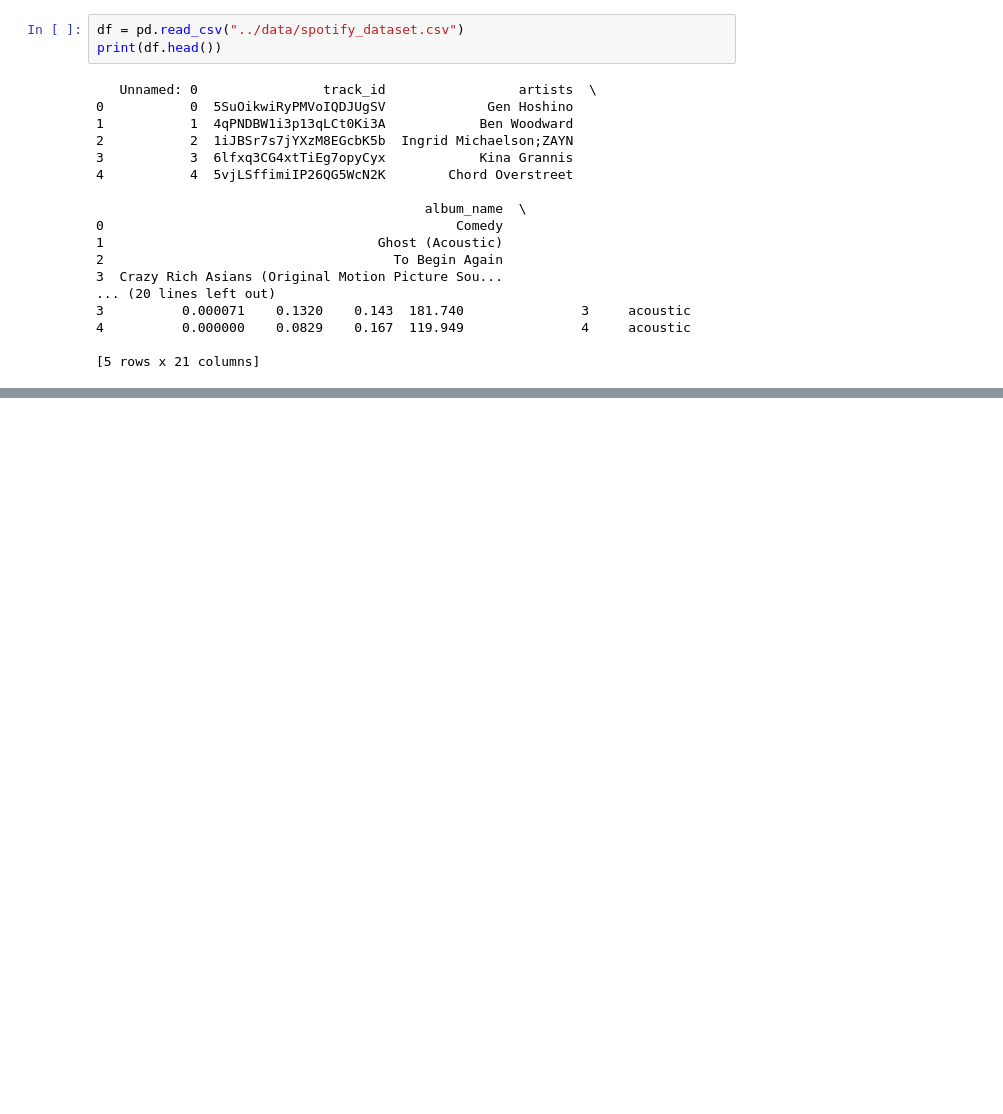
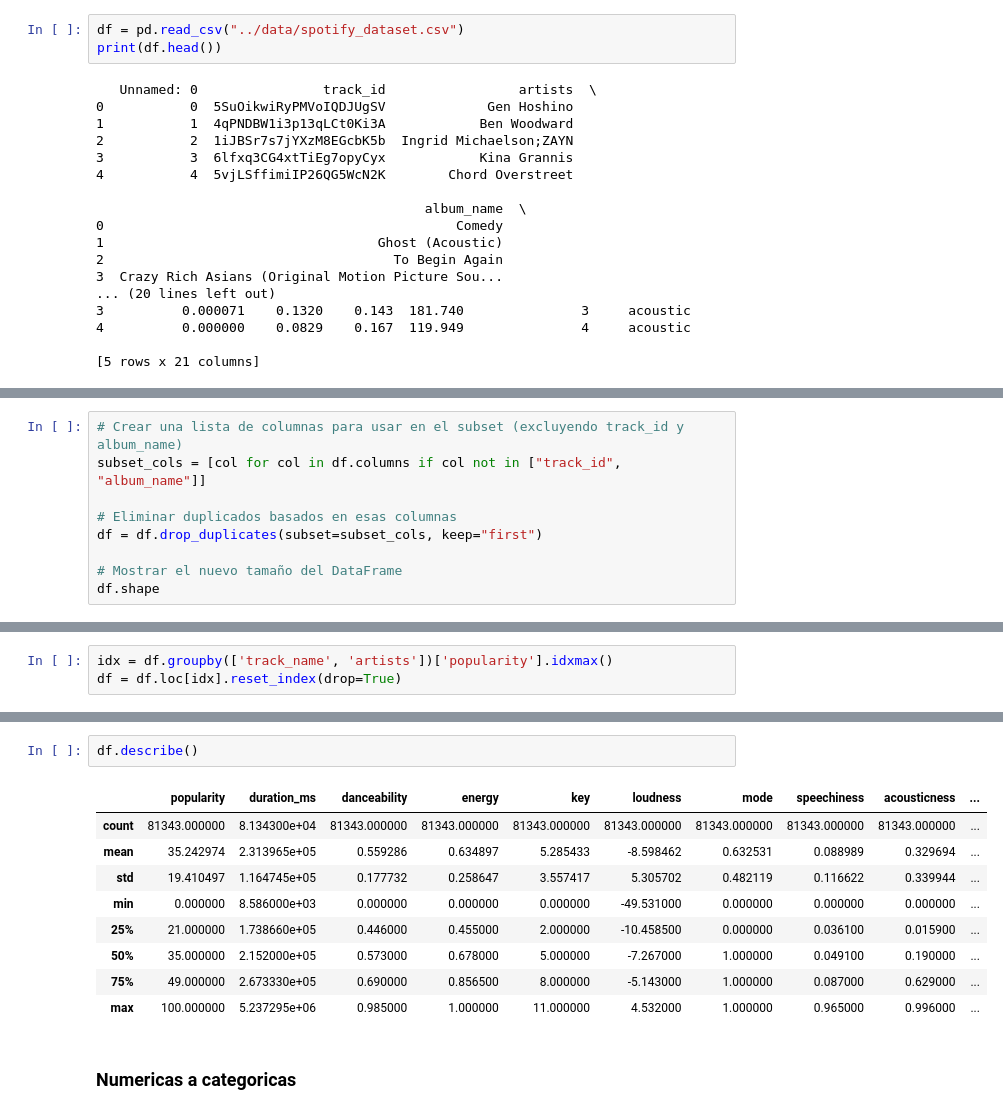
Before and after one commit to Michelburgos/Workshop_2, a Jupyter notebook: notebooks/003_EDA_Spotify.ipynb, the cells around one changed output, grey strips where cells are left out. Drawn from its saved outputs; the diff is of its cells as text; blank space fills up the shorter version.

```diff
--- a/notebooks/003_EDA_Spotify.ipynb
+++ b/notebooks/003_EDA_Spotify.ipynb
@@ -211,0 +255,9 @@ print(df[duplicates_name_artist][['track_name', 'artists', 'album_name', 'durati
+# %%
+# Crear una lista de columnas para usar en el subset (excluyendo track_id y album_name)
+subset_cols = [col for col in df.columns if col not in ["track_id", "album_name"]]
+
+# Eliminar duplicados basados en esas columnas
+df = df.drop_duplicates(subset=subset_cols, keep="first")
+
+# Mostrar el nuevo tamaño del DataFrame
+df.shape
@@ -211,0 +278,3 @@ print(df[duplicates_name_artist][['track_name', 'artists', 'album_name', 'durati
+# %%
+idx = df.groupby(['track_name', 'artists'])['popularity'].idxmax()
+df = df.loc[idx].reset_index(drop=True)
@@ -211,0 +293,14 @@ print(df[duplicates_name_artist][['track_name', 'artists', 'album_name', 'durati
+# %%
+df.describe()
+# %% [output]
+|  | popularity | duration_ms | danceability | energy | key | loudness | mode | speechiness | acousticness | ... |
+| count | 81343.000000 | 8.134300e+04 | 81343.000000 | 81343.000000 | 81343.000000 | 81343.000000 | 81343.000000 | 81343.000000 | 81343.000000 | ... |
+| mean | 35.242974 | 2.313965e+05 | 0.559286 | 0.634897 | 5.285433 | -8.598462 | 0.632531 | 0.088989 | 0.329694 | ... |
+| std | 19.410497 | 1.164745e+05 | 0.177732 | 0.258647 | 3.557417 | 5.305702 | 0.482119 | 0.116622 | 0.339944 | ... |
+| min | 0.000000 | 8.586000e+03 | 0.000000 | 0.000000 | 0.000000 | -49.531000 | 0.000000 | 0.000000 | 0.000000 | ... |
+| 25% | 21.000000 | 1.738660e+05 | 0.446000 | 0.455000 | 2.000000 | -10.458500 | 0.000000 | 0.036100 | 0.015900 | ... |
+| 50% | 35.000000 | 2.152000e+05 | 0.573000 | 0.678000 | 5.000000 | -7.267000 | 1.000000 | 0.049100 | 0.190000 | ... |
+| 75% | 49.000000 | 2.673330e+05 | 0.690000 | 0.856500 | 8.000000 | -5.143000 | 1.000000 | 0.087000 | 0.629000 | ... |
+| max | 100.000000 | 5.237295e+06 | 0.985000 | 1.000000 | 11.000000 | 4.532000 | 1.000000 | 0.965000 | 0.996000 | ... |
+# %% [markdown]
+### Numericas a categoricas
```
Also changed, not shown: parts of 35 cells of this notebook.
